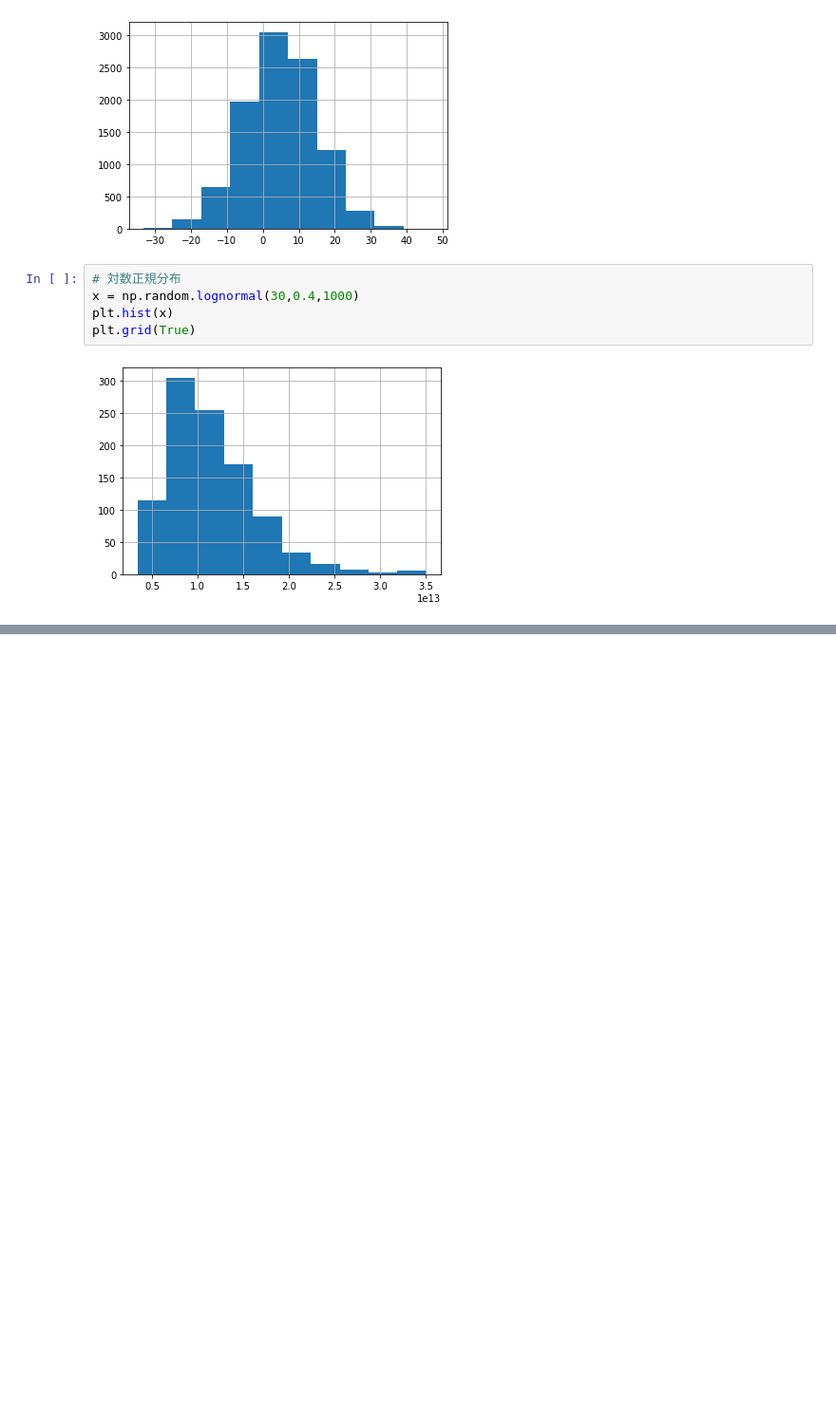
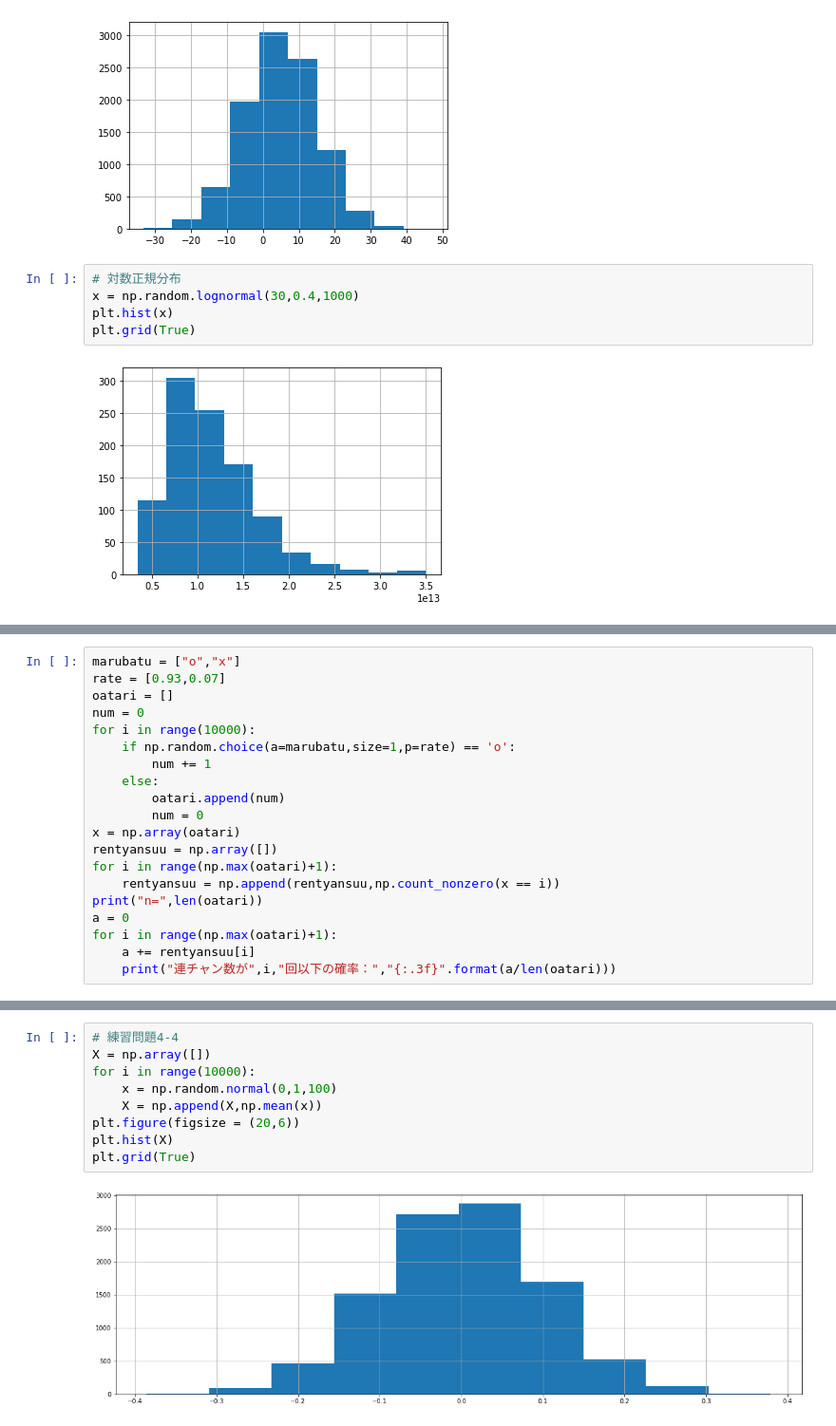
Before and after one commit to komiyama-21313/data_science_book1, a Jupyter notebook: chap4.ipynb, the cells around one changed output, grey strips where cells are left out. Shown: that part at 95% size. Cells and saved outputs as stored; diff of their text form; blank space fills up the shorter version.

```diff
--- a/chap4.ipynb
+++ b/chap4.ipynb
@@ -110,0 +131,20 @@ plt.grid(True)
+# %%
+marubatu = ["o","x"]
+rate = [0.93,0.07]
+oatari = []
+num = 0
+for i in range(10000):
+    if np.random.choice(a=marubatu,size=1,p=rate) == 'o':
+        num += 1
+    else:
+        oatari.append(num)
+        num = 0
+x = np.array(oatari)
+rentyansuu = np.array([])
+for i in range(np.max(oatari)+1):
+    rentyansuu = np.append(rentyansuu,np.count_nonzero(x == i))
+print("n=",len(oatari))
+a = 0
+for i in range(np.max(oatari)+1):
+    a += rentyansuu[i]
+    print("連チャン数が",i,"回以下の確率：","{:.3f}".format(a/len(oatari)))
@@ -110,0 +189,11 @@ plt.grid(True)
+# %%
+# 練習問題4-4
+X = np.array([])
+for i in range(10000):
+    x = np.random.normal(0,1,100)
+    X = np.append(X,np.mean(x))
+plt.figure(figsize = (20,6))
+plt.hist(X)
+plt.grid(True)
+# %% [output]
+[figure, added]
```
Also changed, not shown: parts of 32 cells of this notebook, 1 other file.
